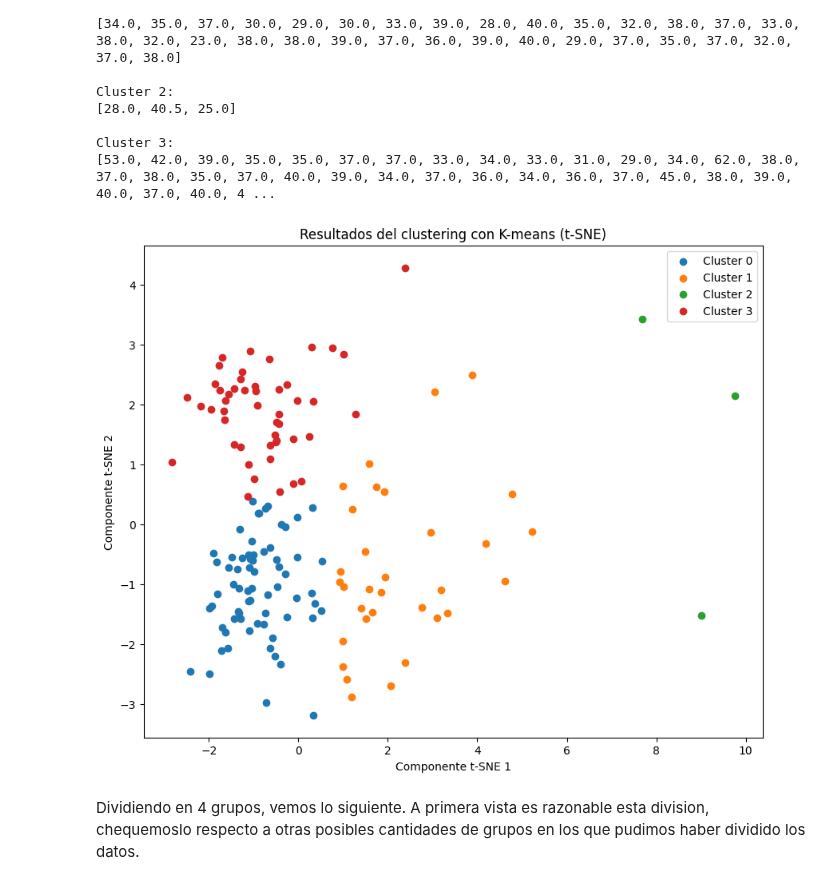
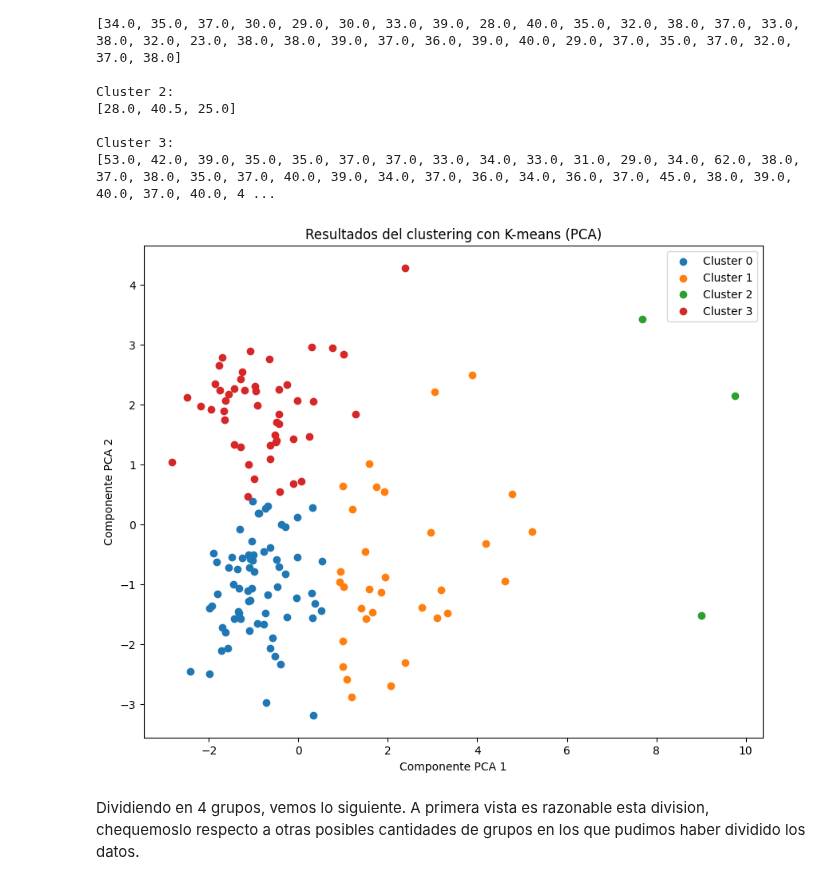
Before and after one commit to MaximoReynoso/TrabajoEspecial, a Jupyter notebook: TrabajoEspecial.ipynb, the cells around one changed output. Saved outputs shown, nothing was run; the diff lists cells and outputs as text; code cells hidden in the pictures.

```diff
--- a/TrabajoEspecial.ipynb
+++ b/TrabajoEspecial.ipynb
@@ -468,18 +466,18 @@ from sklearn.preprocessing import StandardScaler
 from sklearn.decomposition import PCA
 
 # Elimina la columna 'ica' correctamente
-EJEMPLO = preprocessed_dataset.drop(['ica', 'sitios', 'fecha'], axis=1)
+Datos = preprocessed_dataset.drop(['ica', 'sitios', 'fecha'], axis=1)
 
 # Escalamos los datos antes de aplicar PCA
 scaler = StandardScaler()
-EJEMPLO_scaled = scaler.fit_transform(EJEMPLO)
+EJEMPLO_scaled = scaler.fit_transform(Datos)
 
 # Aplicamos PCA con 2 componentes
 pca = PCA(n_components=2, whiten=False)
 principalComponents = pca.fit_transform(EJEMPLO_scaled)
 
 # Imprimir las formas de los datos antes y después del PCA
-print('Antes de PCA: {}'.format(EJEMPLO.shape))
+print('Antes de PCA: {}'.format(Datos.shape))
 print('Después de PCA: {}'.format(principalComponents.shape))
 
 # Graficamos los datos
@@ -535,14 +533,14 @@ Cluster 3:
 # %%
 plt.figure(figsize=(10, 8))
 for cluster_num in range(4):
   plt.scatter(cluster_df[cluster_df['Cluster'] == cluster_num]['x'], cluster_df[cluster_df['Cluster'] == cluster_num]['y'], label=f'Cluster {cluster_num}')
-plt.xlabel('Componente t-SNE 1')
-plt.ylabel('Componente t-SNE 2')
-plt.title('Resultados del clustering con K-means (t-SNE)')
+plt.xlabel('Componente PCA 1')
+plt.ylabel('Componente PCA 2')
+plt.title('Resultados del clustering con K-means (PCA)')
 plt.legend()
 plt.show()
 # %% [output]
-[figure, old version]
+[figure, new version]
 # %% [markdown]
 Dividiendo en 4 grupos, vemos lo siguiente. A primera vista es razonable esta division, chequemoslo respecto a otras posibles cantidades de grupos en los que pudimos haber dividido los datos.
 # %%
```
Also changed, not shown: parts of 16 cells of this notebook.
